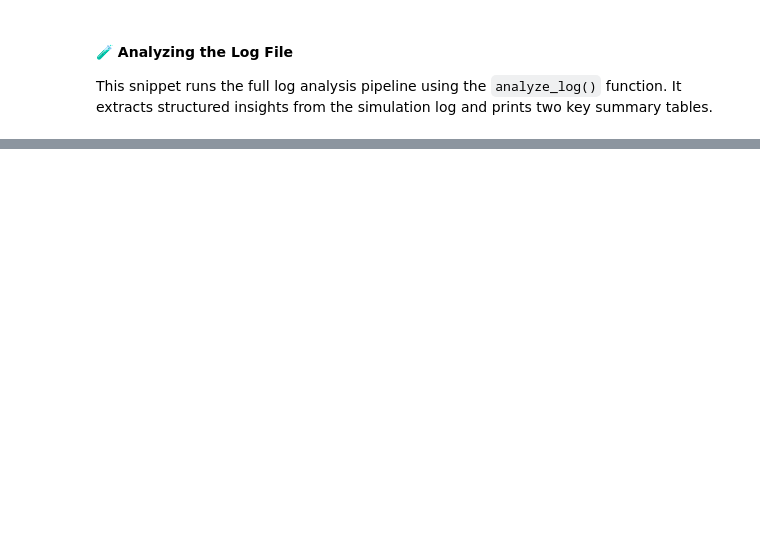
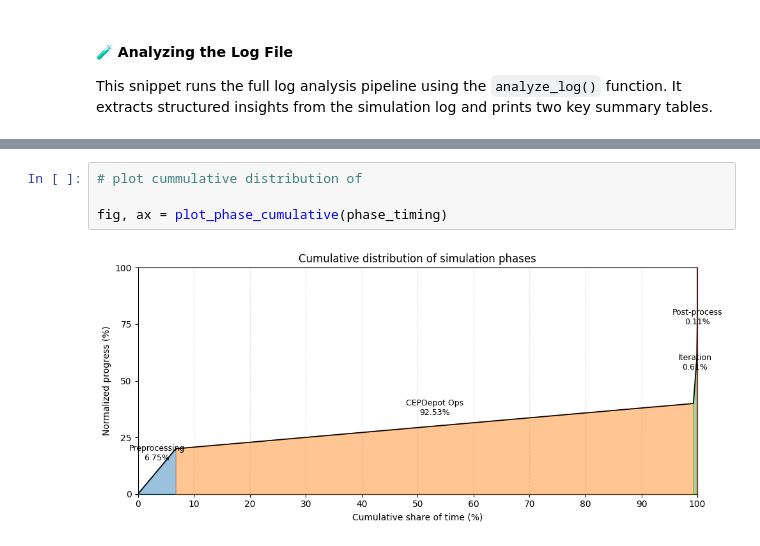
Before and after one commit to Ibraheem-A/sim-time-analysis, a Jupyter notebook: notebooks/log-analysis.ipynb, the cells around one changed output, grey strips where cells are left out. Drawn from its saved outputs; the diff is of its cells as text; blank space fills up the shorter version.

```diff
--- a/notebooks/log-analysis.ipynb
+++ b/notebooks/log-analysis.ipynb
@@ -131,0 +145,6 @@ P-value: 1.211e-228
+# %%
+# plot cummulative distribution of
+
+fig, ax = plot_phase_cumulative(phase_timing)
+# %% [output]
+[figure, added]
```
Also changed, not shown: parts of 16 cells of this notebook.
